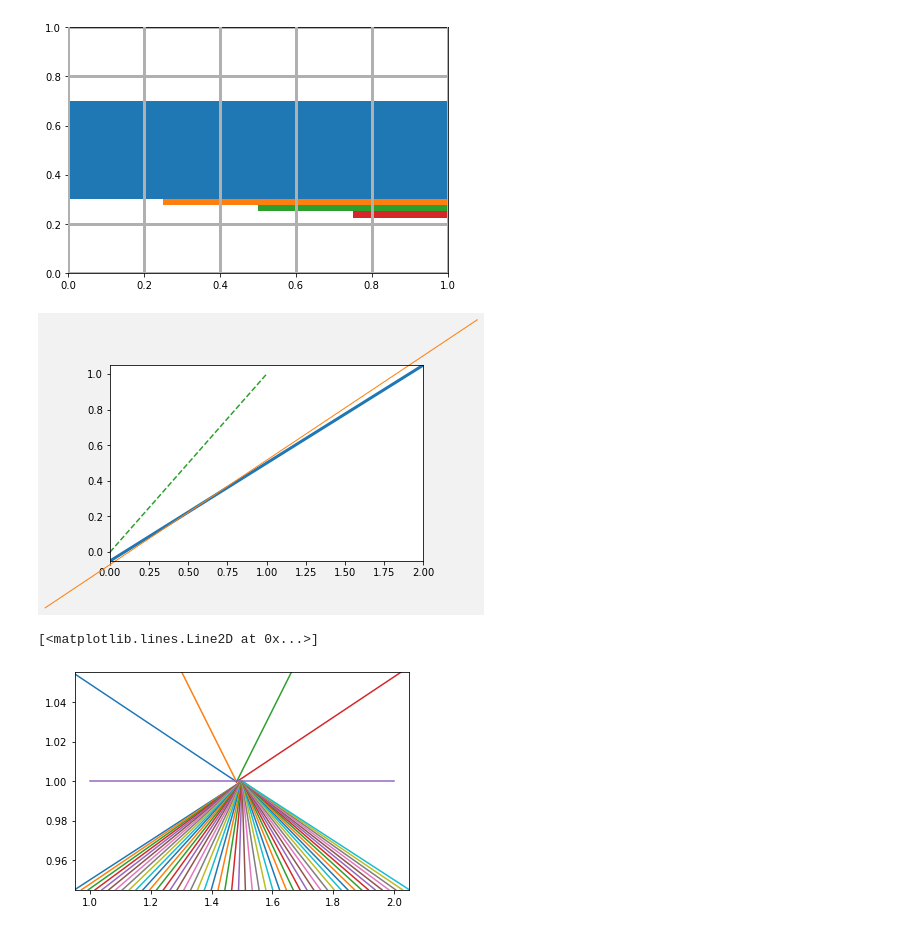
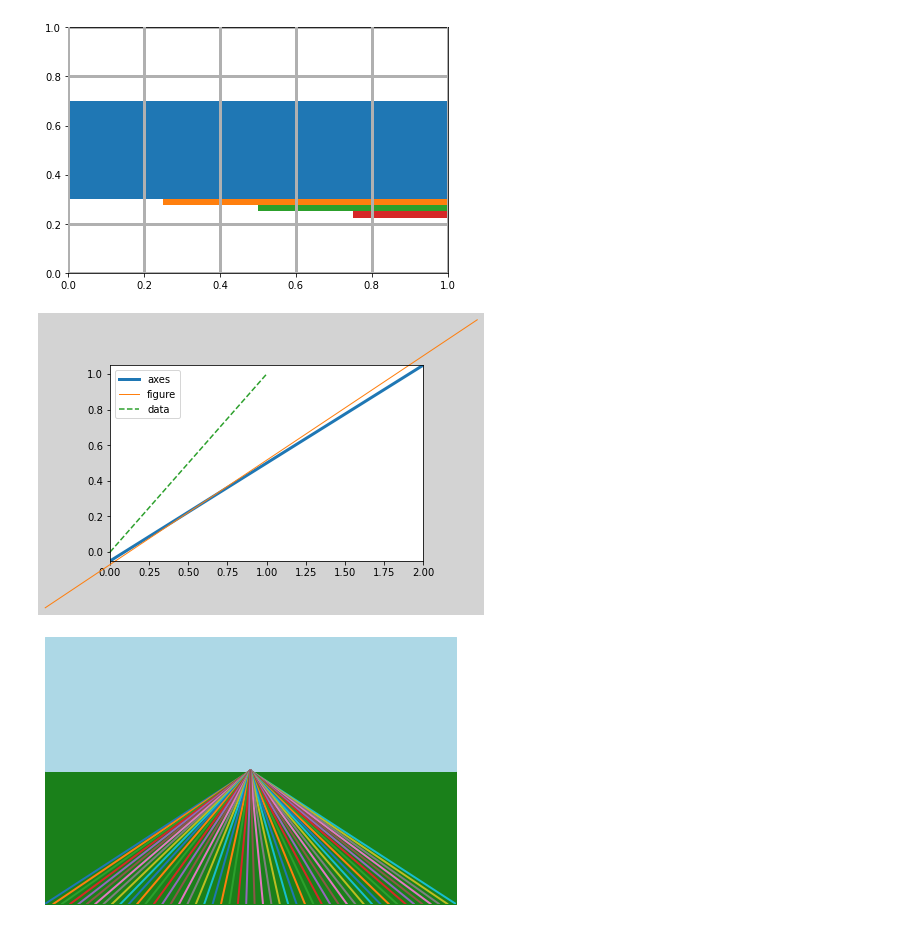
Before and after one commit to alexanderthclark/Matplotlib-for-Storytellers, a Jupyter notebook: python/Figure-Dev.ipynb, the cells around one changed output. Drawn from its saved outputs; the diff is of its cells as text; code cells hidden in the pictures.

```diff
--- a/python/Figure-Dev.ipynb
+++ b/python/Figure-Dev.ipynb
@@ -717,47 +717,63 @@ savepy("front-xaxis.pdf")
 # %%
 ## coordinate systems
 # %%
-gray = (0.95, .95, .95)
-fig, ax = plt.figure(facecolor = gray), plt.axes()
+fig, ax = plt.figure(facecolor = 'lightgray'), plt.axes()
 
 ax.plot([0, 1], [0, 1],
         linewidth = 3,
-        transform = ax.transAxes)
+        transform = ax.transAxes,
+        label = 'axes')
 
 ax.plot([0, 1], [0, 1],
         color = 'C1',
         linewidth = 1,
         transform = fig.transFigure,
-        clip_on = False)
+        clip_on = False,
+        label = 'figure')
 
 ax.plot([0, 1], [0, 1],
         color = 'C2',
         linestyle = 'dashed',
-        clip_on = False)
+        clip_on = False,
+        label = 'data')
 
 ax.set_xlim(0,2)
+ax.legend()
 #truncate
 plt.tight_layout()
-plt.savefig('coords.pdf', facecolor = gray)
+plt.savefig('coords.pdf', facecolor = 'lightgray')
 plt.show()
 # %% [output]
-[figure, old version]
+[figure, new version]
 # %%
 savepy('coords')
 # %%
 fig, ax = plt.figure(), plt.axes()
-
+ax.axis('off')
+# lines to horizon
 for i in np.linspace(0,1,50):
     ax.plot([i,.5], [0.00, .5],
-            transform = ax.transAxes)
+            transform = ax.transAxes,
+            linewidth = 2,
+            zorder = 10-(i-0.5)**2)
 
-for i in np.linspace(0,1,4):
-    ax.plot([i,.5], [1, .5],
-            transform = fig.transFigure)
+# fill bottom half
+green = (.1, .5, .1)
+ax.fill_between(x = (0,1),
+                y1 = 0,
+                y2 = 0.5,
+                transform = ax.transAxes,
+                color = green)
 
-# Choose any x and y
-ax.plot([1,2],[1,1])
+# fill top half
+ax.fill_between(x = (0,1),
+                y1 = 0.5,
+                y2 = 1,
+                transform = ax.transAxes,
+                color = 'lightblue')
 #truncate
+plt.tight_layout()
+plt.savefig("coord-horizon.pdf")
+plt.show()
 # %% [output]
-[<matplotlib.lines.Line2D at 0x...>]
-[figure, old version]
+[figure, new version]
```
Also changed, not shown: parts of 16 cells of this notebook, 52 other files.
